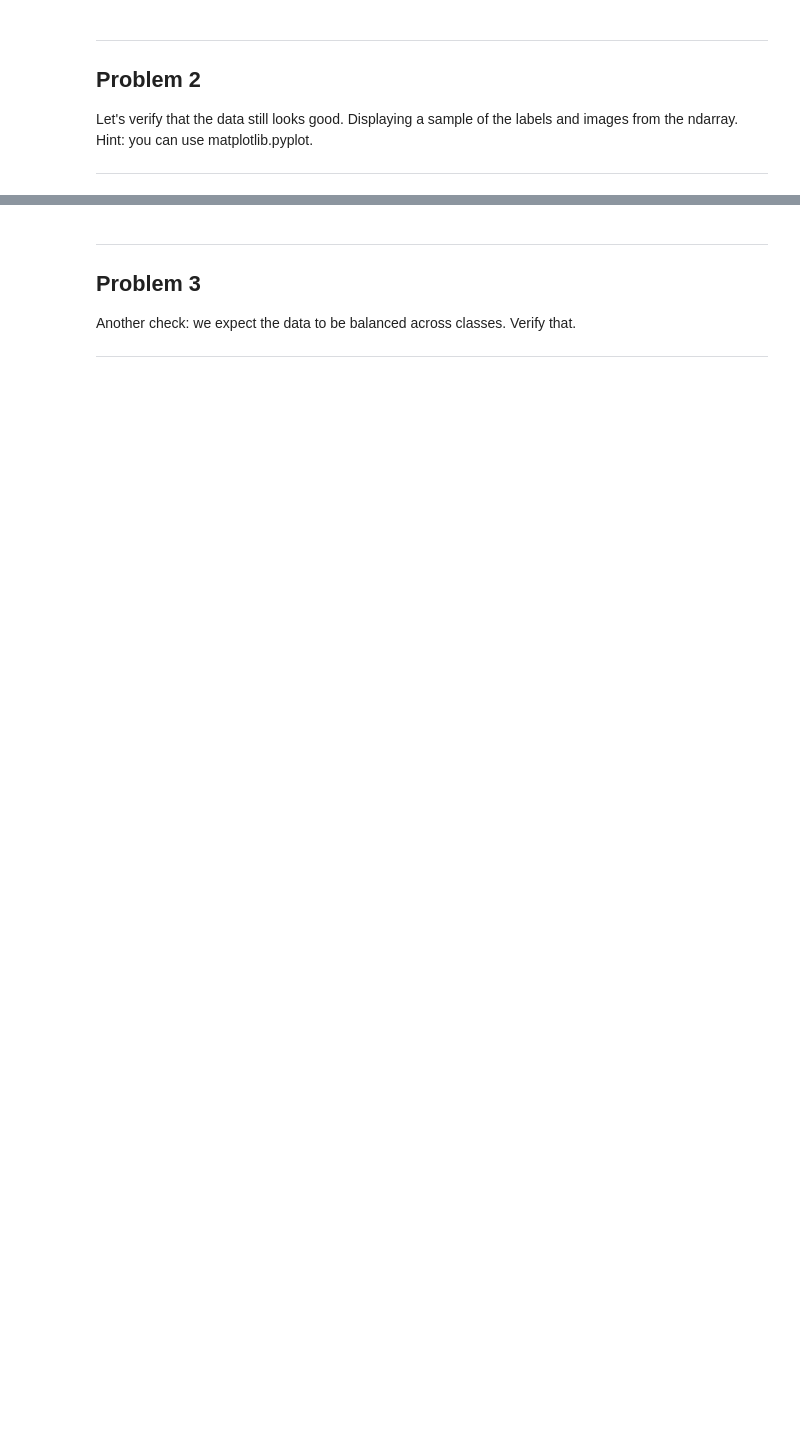
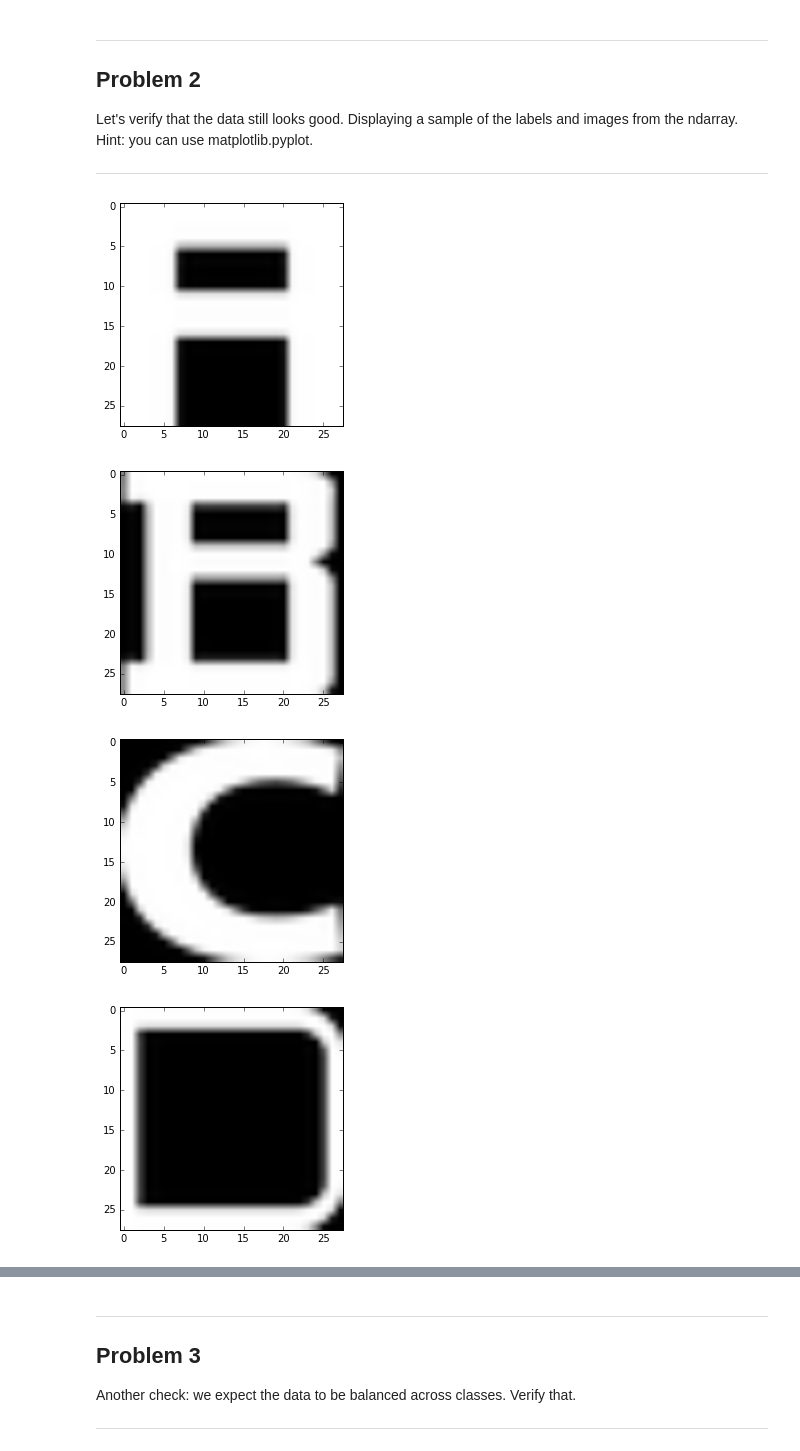
Before and after one commit to TheOriginalAlex/machine-learning, a Jupyter notebook: udacity/deep-learning/1_notmnist.ipynb, the cells around one changed output, grey strips where cells are left out. Cells and saved outputs as stored; diff of their text form; code cells hidden in the pictures; blank space fills up the shorter version.

```diff
--- a/udacity/deep-learning/1_notmnist.ipynb
+++ b/udacity/deep-learning/1_notmnist.ipynb
@@ -172,3 +195,13 @@ Problem 2
 Let's verify that the data still looks good. Displaying a sample of the labels and images from the ndarray. Hint: you can use matplotlib.pyplot.
 
 ---
+# %%
+for data_set in train_datasets:
+    with open(data_set, 'rb') as f:
+        plt.imshow(random.choice(pickle.load(f)), cmap='Greys_r')
+        plt.show()
+# %% [output]
+[figure, added]
+[figure, added]
+[figure, added]
+[figure, added]
```
Also changed, not shown: parts of 7 cells of this notebook.
